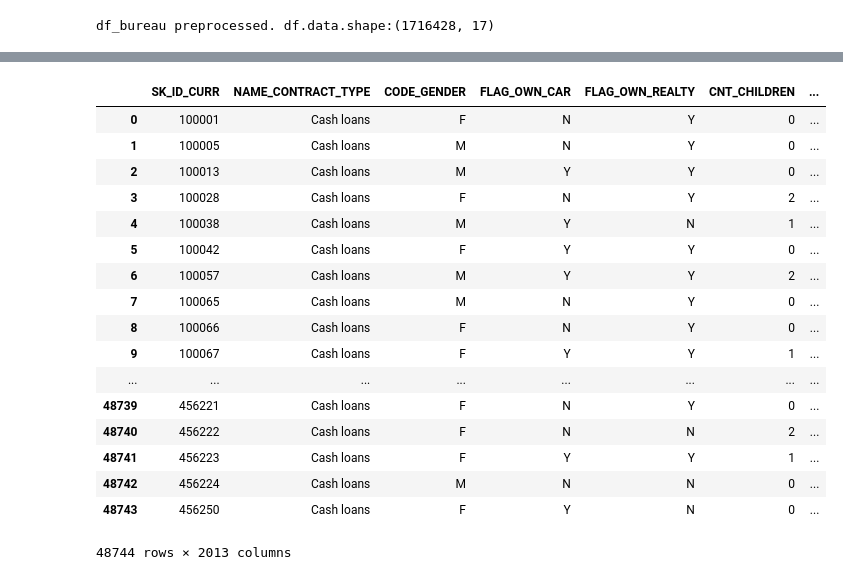
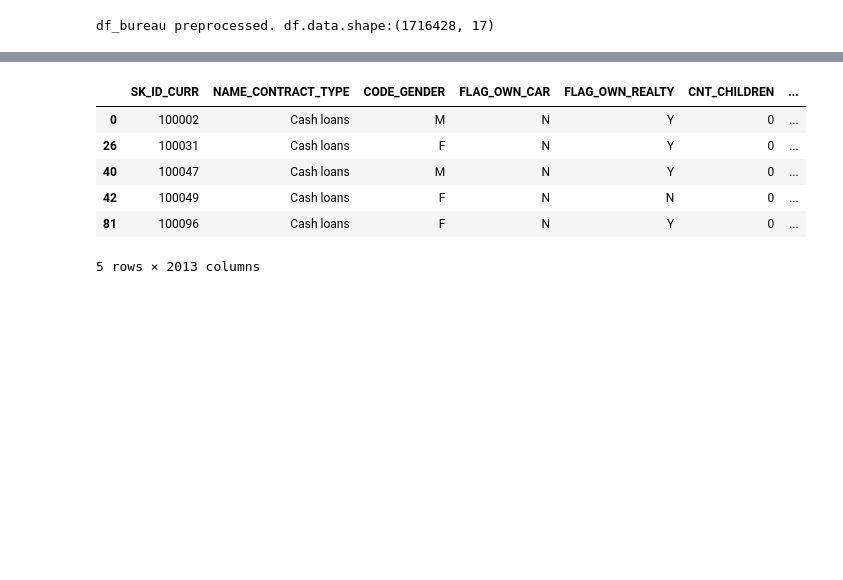
Before and after one commit to Edwardp17/home_credit, a Jupyter notebook: src/manual_fe.ipynb, the cells around one changed output, grey strips where cells are left out. Drawn from its saved outputs; the diff is of its cells as text; code cells hidden in the pictures; blank space fills up the shorter version.

```diff
--- a/src/manual_fe.ipynb
+++ b/src/manual_fe.ipynb
@@ -74,22 +62,11 @@ pre.df_bureau_features
 # %%
-pre.df_application_train_features
+pre.df_application_train_features.head()
 # %% [output]
 |  | SK_ID_CURR | NAME_CONTRACT_TYPE | CODE_GENDER | FLAG_OWN_CAR | FLAG_OWN_REALTY | CNT_CHILDREN | ... |
-| 0 | 100001 | Cash loans | F | N | Y | 0 | ... |
-| 1 | 100005 | Cash loans | M | N | Y | 0 | ... |
-| 2 | 100013 | Cash loans | M | Y | Y | 0 | ... |
-| 3 | 100028 | Cash loans | F | N | Y | 2 | ... |
-| 4 | 100038 | Cash loans | M | Y | N | 1 | ... |
-| 5 | 100042 | Cash loans | F | Y | Y | 0 | ... |
-| 6 | 100057 | Cash loans | M | Y | Y | 2 | ... |
-| 7 | 100065 | Cash loans | M | N | Y | 0 | ... |
-| 8 | 100066 | Cash loans | F | N | Y | 0 | ... |
-| 9 | 100067 | Cash loans | F | Y | Y | 1 | ... |
-| ... | ... | ... | ... | ... | ... | ... | ... |
-| 48739 | 456221 | Cash loans | F | N | Y | 0 | ... |
-| 48740 | 456222 | Cash loans | F | N | N | 2 | ... |
-| 48741 | 456223 | Cash loans | F | Y | Y | 1 | ... |
-| 48742 | 456224 | Cash loans | M | N | N | 0 | ... |
-| 48743 | 456250 | Cash loans | F | Y | N | 0 | ... |
+| 0 | 100002 | Cash loans | M | N | Y | 0 | ... |
+| 26 | 100031 | Cash loans | F | N | Y | 0 | ... |
+| 40 | 100047 | Cash loans | M | N | Y | 0 | ... |
+| 42 | 100049 | Cash loans | F | N | N | 0 | ... |
+| 81 | 100096 | Cash loans | F | N | Y | 0 | ... |
-48744 rows × 2013 columns
+5 rows × 2013 columns
 # %%
```
Also changed, not shown: parts of 8 cells of this notebook, 2 other files.
